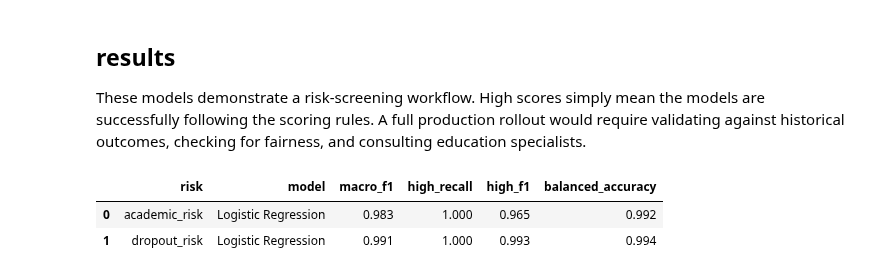
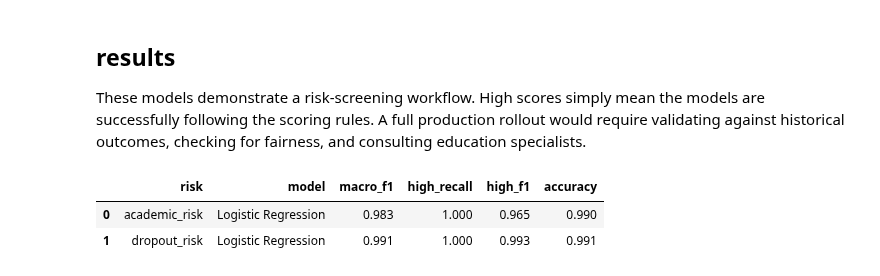
Before and after one commit to vmugabo/Komeza, a Jupyter notebook: komeza_wige/student_risk_assessment.ipynb, the cells around one changed output. Cells and saved outputs as stored; diff of their text form; code cells hidden in the pictures.

```diff
--- a/komeza_wige/student_risk_assessment.ipynb
+++ b/komeza_wige/student_risk_assessment.ipynb
@@ -374,8 +374,8 @@ dropout_risk
 These models demonstrate a risk-screening workflow. High scores simply mean the models are successfully following the scoring rules. A full production rollout would require validating against historical outcomes, checking for fairness, and consulting education specialists.
 # %%
 best_models = metrics.sort_values(['risk', 'macro_f1', 'high_recall'], ascending=[True, False, False]).groupby('risk', as_index=False).first()
-display(best_models[['risk', 'model', 'macro_f1', 'high_recall', 'high_f1', 'balanced_accuracy']].round(3))
+display(best_models[['risk', 'model', 'macro_f1', 'high_recall', 'high_f1', 'accuracy']].round(3))
 # %% [output]
-|  | risk | model | macro_f1 | high_recall | high_f1 | balanced_accuracy |
-| 0 | academic_risk | Logistic Regression | 0.983 | 1.000 | 0.965 | 0.992 |
-| 1 | dropout_risk | Logistic Regression | 0.991 | 1.000 | 0.993 | 0.994 |
+|  | risk | model | macro_f1 | high_recall | high_f1 | accuracy |
+| 0 | academic_risk | Logistic Regression | 0.983 | 1.000 | 0.965 | 0.990 |
+| 1 | dropout_risk | Logistic Regression | 0.991 | 1.000 | 0.993 | 0.991 |
```
Also changed, not shown: parts of 1 cell of this notebook, 2 other files.
